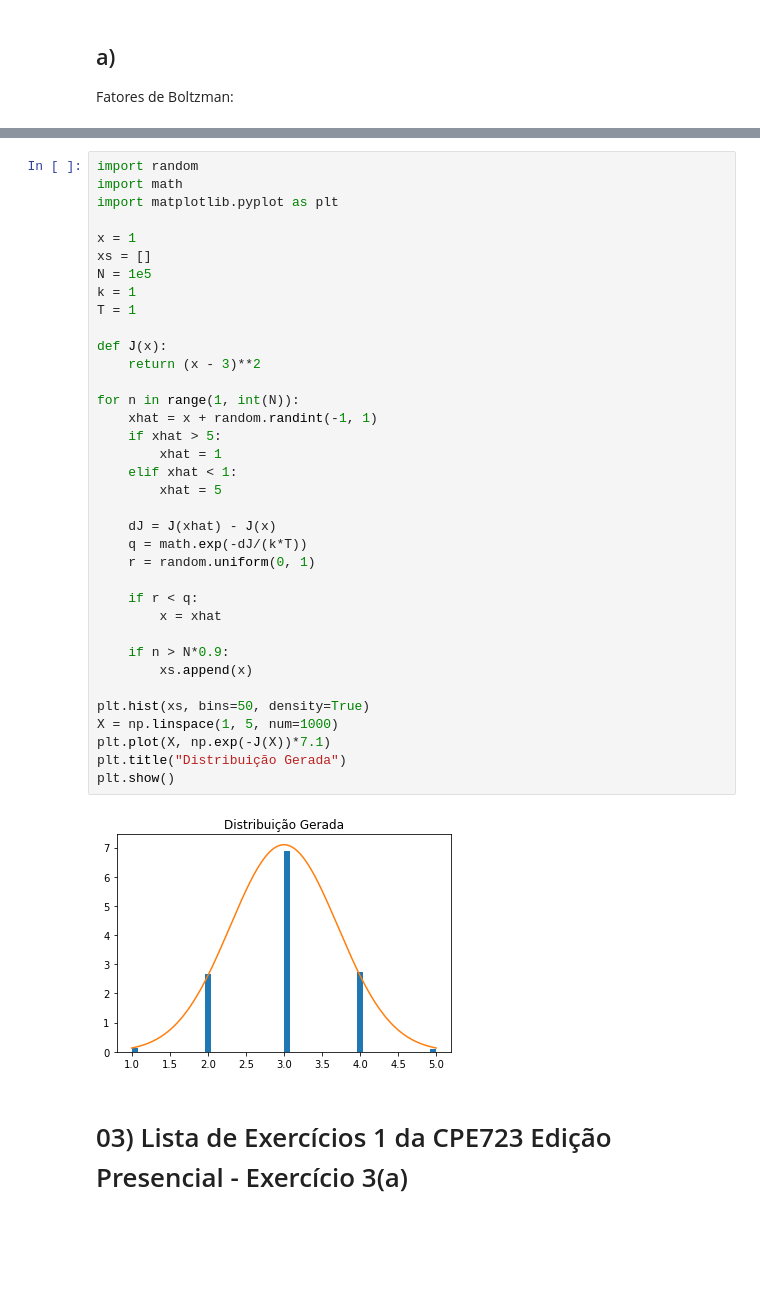
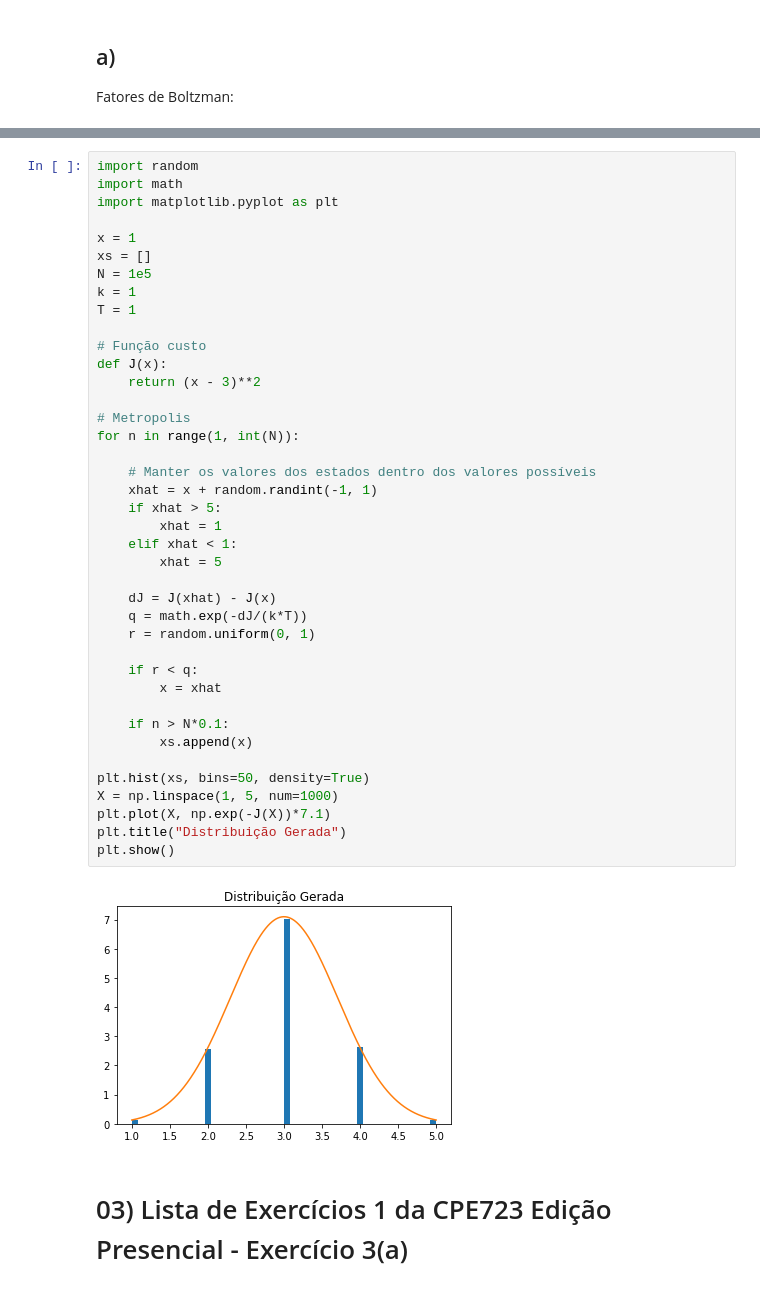
Before and after one commit to VRavaglia/Otimizacao-Natural, a Jupyter notebook: Lista1/Lista1.ipynb, the cells around one changed output, grey strips where cells are left out. Drawn from its saved outputs; the diff is of its cells as text; blank space fills up the shorter version.

```diff
--- a/Lista1/Lista1.ipynb
+++ b/Lista1/Lista1.ipynb
@@ -113,35 +121,39 @@ x = 1
 xs = []
 N = 1e5
 k = 1
 T = 1
 
+# Função custo
 def J(x):
     return (x - 3)**2
 
+# Metropolis
 for n in range(1, int(N)):
+
+    # Manter os valores dos estados dentro dos valores possíveis
     xhat = x + random.randint(-1, 1)
     if xhat > 5:
         xhat = 1
     elif xhat < 1:
         xhat = 5
 
     dJ = J(xhat) - J(x)
     q = math.exp(-dJ/(k*T))
     r = random.uniform(0, 1)
 
     if r < q:
         x = xhat
 
-    if n > N*0.9:
+    if n > N*0.1:
         xs.append(x)
 
 plt.hist(xs, bins=50, density=True)
 X = np.linspace(1, 5, num=1000)
 plt.plot(X, np.exp(-J(X))*7.1)
 plt.title("Distribuição Gerada")
 plt.show()
 # %% [output]
-[figure, old version]
+[figure, new version]
 # %% [markdown]
 # 03) Lista de Exercícios 1 da CPE723 Edição Presencial - Exercício 3(a)
 # %% [markdown]
```
Also changed, not shown: parts of 23 cells of this notebook, 1 other file.
